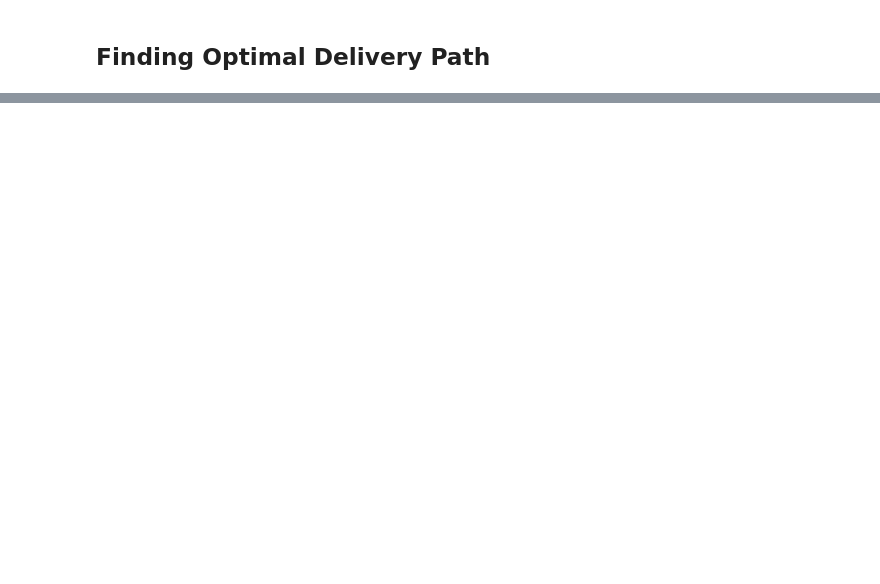
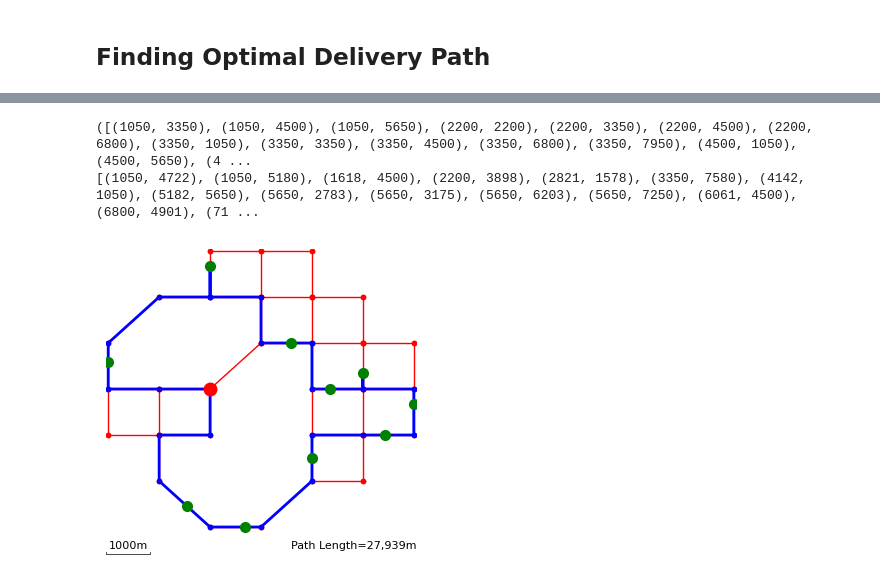
Before and after one commit to StevenTravers-97/Modelling--Simulation-and-Optimisation, a Jupyter notebook: X23299525_MSO_Project/X23299525_MSO_CA.ipynb, the cells around one changed output, grey strips where cells are left out. Cells and saved outputs as stored; diff of their text form; code cells hidden in the pictures; blank space fills up the shorter version.

```diff
--- a/X23299525_MSO_Project/X23299525_MSO_CA.ipynb
+++ b/X23299525_MSO_Project/X23299525_MSO_CA.ipynb
@@ -883,0 +926,22 @@ NameError: name 'shortestPath' is not defined
+# %%
+import pickle
+with open('testData.pickled', 'rb') as f:
+    M, C = pickle.load(f)
+# %%
+print(M)
+print(C)
+# %% [output]
+([(1050, 3350), (1050, 4500), (1050, 5650), (2200, 2200), (2200, 3350), (2200, 4500), (2200, 6800), (3350, 1050), (3350, 3350), (3350, 4500), (3350, 6800), (3350, 7950), (4500, 1050), (4500, 5650), (4 ...
+[(1050, 4722), (1050, 5180), (1618, 4500), (2200, 3898), (2821, 1578), (3350, 7580), (4142, 1050), (5182, 5650), (5650, 2783), (5650, 3175), (5650, 6203), (5650, 7250), (6061, 4500), (6800, 4901), (71 ...
+# %%
+W = generateWarehouseLocation(M)
+random.seed(0)
+# %%
+T = random.sample(C, k=len(C)//2)
+MC = addTargets(M, T)
+# %%
+P = createLoop(MC, [W]+T)
+# %%
+plotMap(MC, T=T, w=W, P=P, scale=True, text=f"Path Length={pathLength(P):3,d}m")
+# %% [output]
+[figure, added]
```
Also changed, not shown: parts of 33 cells of this notebook, 2 other files.
